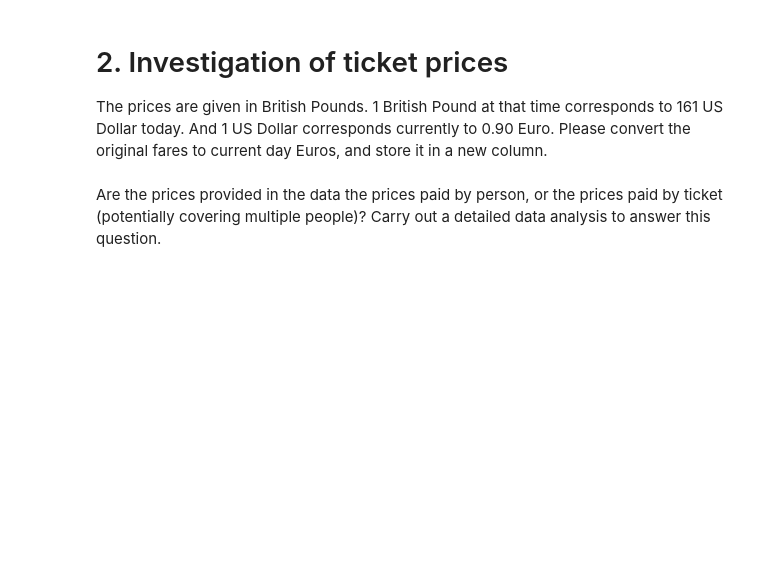
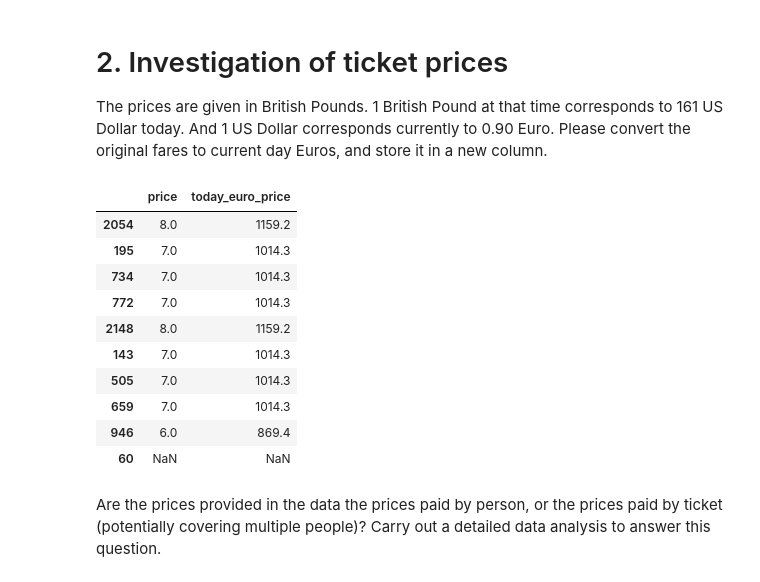
Before and after one commit to Metaphysicist1/FH-Kiel-Data-Science, a Jupyter notebook: TPL-DS/02_lecture/problemset.ipynb, the cells around one changed output. Cells and saved outputs as stored; diff of their text form; code cells hidden in the pictures; blank space fills up the shorter version.

```diff
--- a/TPL-DS/02_lecture/problemset.ipynb
+++ b/TPL-DS/02_lecture/problemset.ipynb
@@ -150,6 +211,20 @@ What was the (1) average age, and the number of people saved by lifeboat? (Note:
 # 2. Investigation of ticket prices
 
 The prices are given in British Pounds. 1 British Pound at that time corresponds to 161 US Dollar today. And 1 US Dollar corresponds currently to 0.90 Euro. Please convert the original fares to current day Euros, and store it in a new column.
+# %%
+df['today_euro_price'] = df['price']*161*0.9
+# %% [output]
+|  | price | today_euro_price |
+| 2054 | 8.0 | 1159.2 |
+| 195 | 7.0 | 1014.3 |
+| 734 | 7.0 | 1014.3 |
+| 772 | 7.0 | 1014.3 |
+| 2148 | 8.0 | 1159.2 |
+| 143 | 7.0 | 1014.3 |
+| 505 | 7.0 | 1014.3 |
+| 659 | 7.0 | 1014.3 |
+| 946 | 6.0 | 869.4 |
+| 60 | NaN | NaN |
 # %% [markdown]
 Are the prices provided in the data the prices paid by person, or the prices paid by ticket (potentially covering multiple people)? Carry out a detailed data analysis to answer this question.
 # %% [markdown]
```
Also changed, not shown: parts of 7 cells of this notebook, 17 other files.
